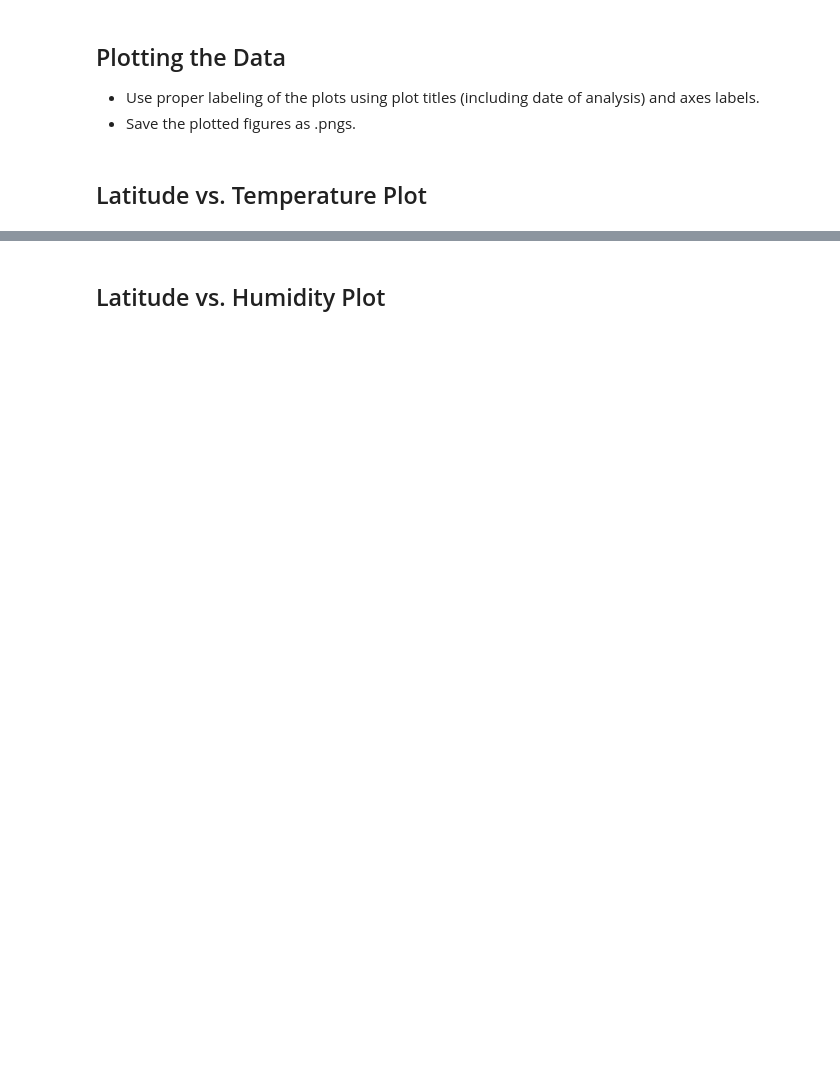
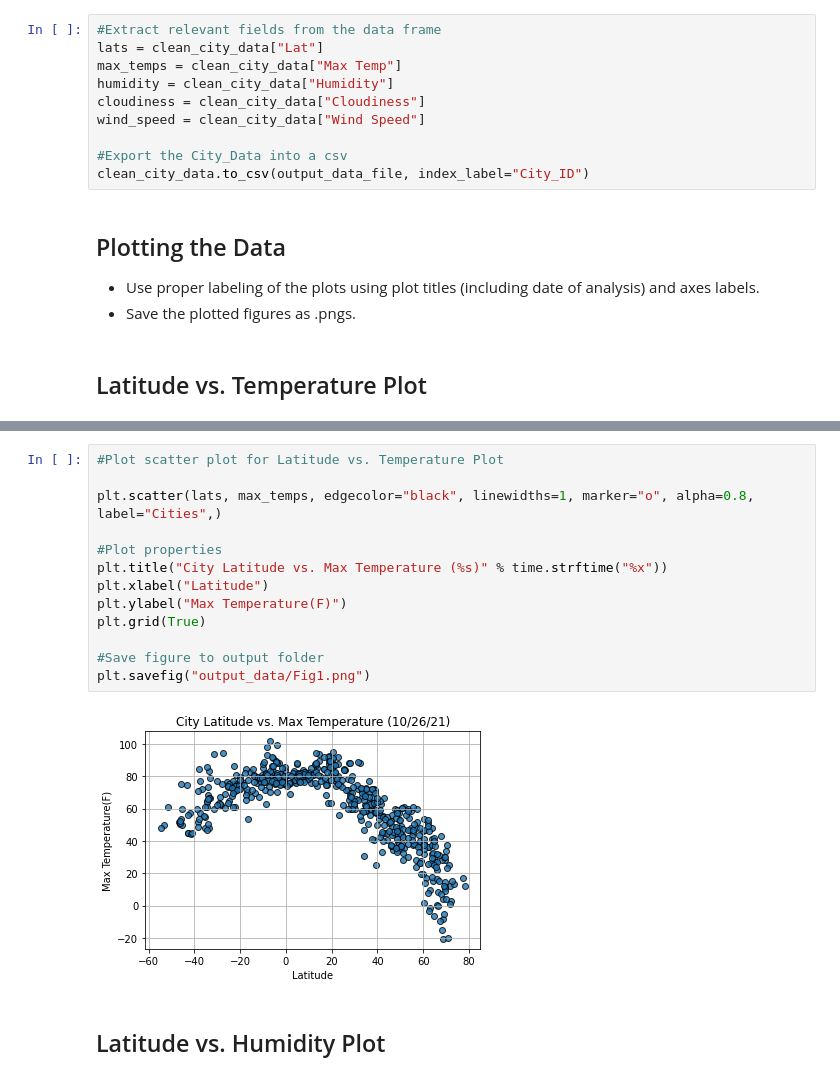
Before and after one commit to Aether1906/python-api-challenge, a Jupyter notebook: starter_code/WeatherPy.ipynb, the cells around one changed output, grey strips where cells are left out. Saved outputs shown, nothing was run; the diff lists cells and outputs as text; blank space fills up the shorter version.

```diff
--- a/starter_code/WeatherPy.ipynb
+++ b/starter_code/WeatherPy.ipynb
@@ -136,3 +190,13 @@ Int64Index([], dtype='int64')
+# %%
+#Extract relevant fields from the data frame
+lats = clean_city_data["Lat"]
+max_temps = clean_city_data["Max Temp"]
+humidity = clean_city_data["Humidity"]
+cloudiness = clean_city_data["Cloudiness"]
+wind_speed = clean_city_data["Wind Speed"]
+
+#Export the City_Data into a csv
+clean_city_data.to_csv(output_data_file, index_label="City_ID")
 # %% [markdown]
 ## Plotting the Data
 * Use proper labeling of the plots using plot titles (including date of analysis) and axes labels.
@@ -145,2 +206,17 @@ Int64Index([], dtype='int64')
+# %%
+#Plot scatter plot for Latitude vs. Temperature Plot
+
+plt.scatter(lats, max_temps, edgecolor="black", linewidths=1, marker="o", alpha=0.8, label="Cities",)
+
+#Plot properties
+plt.title("City Latitude vs. Max Temperature (%s)" % time.strftime("%x"))
+plt.xlabel("Latitude")
+plt.ylabel("Max Temperature(F)")
+plt.grid(True)
+
+#Save figure to output folder
+plt.savefig("output_data/Fig1.png")
+# %% [output]
+[figure, added]
 # %% [markdown]
 ## Latitude vs. Humidity Plot
```
Also changed, not shown: parts of 36 cells of this notebook, 5 other files.
